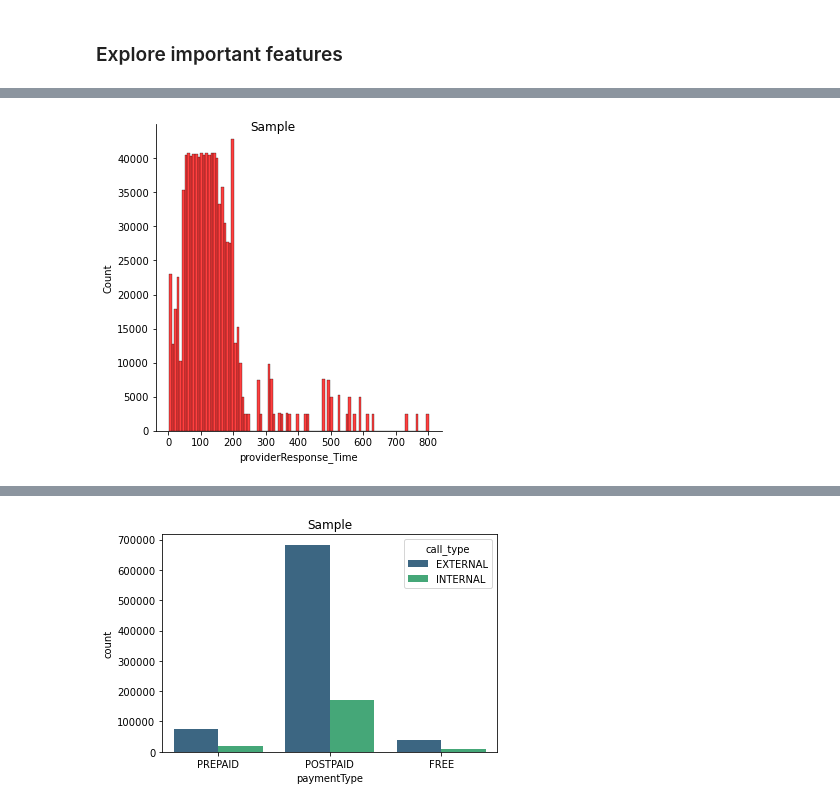
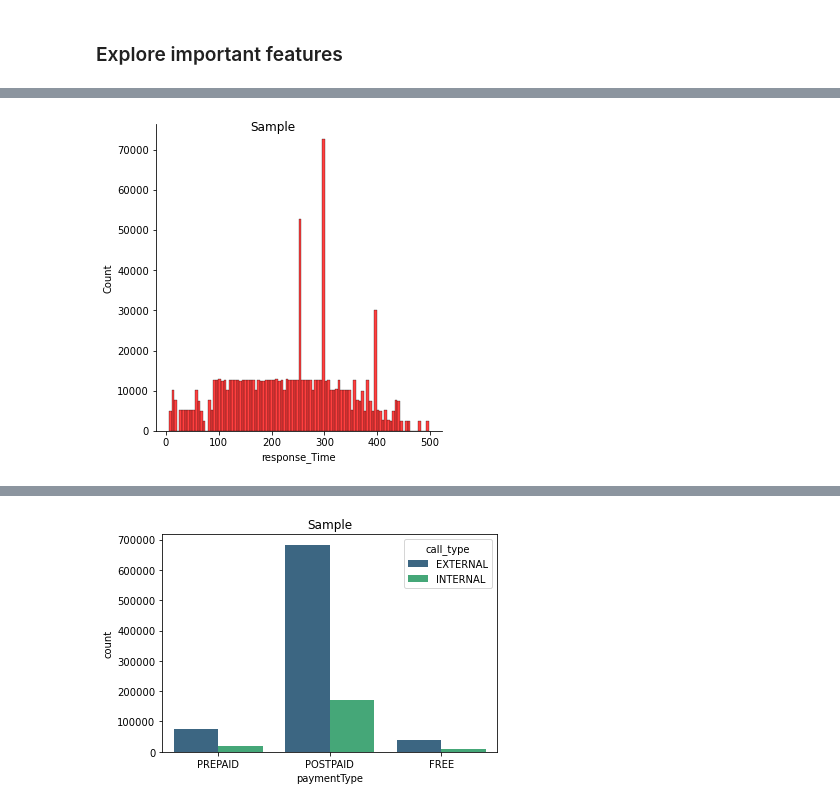
Before and after one commit to amyrmahdy/api-management, a Jupyter notebook: APIM.ipynb, the cells around one changed output, grey strips where cells are left out. Cells and saved outputs as stored; diff of their text form; code cells hidden in the pictures.

Commit message:
Modify all changes. It is time to prune this notebook by Sepehr.

```diff
--- a/APIM.ipynb
+++ b/APIM.ipynb
@@ -151,16 +150,17 @@ print(f''' The lower bound for response_Time feature is {LB_response_Time}\n The
 # %% [markdown]
 ### Explore important features
 # %%
-# Calculate the mean and standard deviation of column response_Time
-mean_A = df['response_Time'].mean()
-std_A = df['response_Time'].std()
+def create_displot(column_name, title ):
+    # Calculate the mean and standard deviation of the column
+    mean_A = df[column_name].mean()
+    std_A = df[column_name].std()
 
-# Find outliers greater than mean + 2 std and smaller than mean - 2 std
-outliers = df.loc[(df['response_Time'] > mean_A + 2*std_A) | (df['response_Time'] < mean_A - 2*std_A), 'response_Time']
+    # Find outliers greater than mean + 2 std and smaller than mean - 2 std
+    outliers = df.loc[(df[column_name] > mean_A + 2*std_A) | (df[column_name] < mean_A - 2*std_A), column_name]
 
-# Replace outliers with the mean value of column response_Time
-for index in outliers.index:
-    df.loc[index, 'response_Time'] = mean_A
+    # Replace outliers with the mean value of the column
+    for index in outliers.index:
+        df.loc[index, column_name] = mean_A
 
-sns.displot(df['response_Time'],color='red',bins=100).fig.suptitle("Sample")
-plt.show()
+    sns.displot(df[column_name],color='red',bins=100).fig.suptitle(title)
+    plt.show()
@@ -169,16 +167,4 @@ plt.show()
-# %%
-# Calculate the mean and standard deviation of column providerResponse_Time
-mean_A = df['providerResponse_Time'].mean()
-std_A = df['providerResponse_Time'].std()
-
-# Find outliers greater than mean + 2 std and smaller than mean - 2 std
-outliers = df.loc[(df['providerResponse_Time'] > mean_A + 2*std_A) | (df['providerResponse_Time'] < mean_A - 2*std_A), 'providerResponse_Time']
-
-# Replace outliers with the mean value of column response_Time
-for index in outliers.index:
-    df.loc[index, 'providerResponse_Time'] = mean_A
-
-sns.displot(df['providerResponse_Time'],color='red',bins=100).fig.suptitle("Sample")
-plt.show()
-# %% [output]
-[figure, removed]
+# %%
+create_displot('response_Time', 'Sample' )
+# %% [output]
+[figure, added]
```
Also changed, not shown: parts of 22 cells of this notebook, 1 other file.
